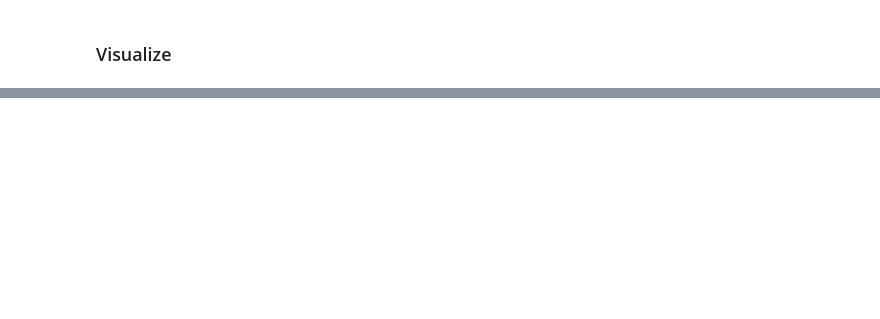
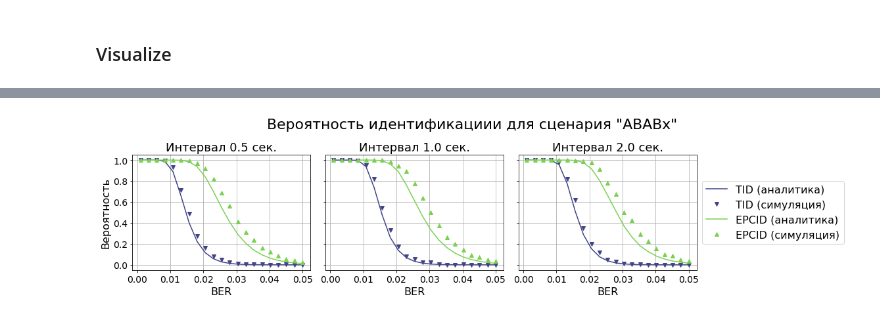
Before and after one commit to larioandr/thesis-rfidam, a Jupyter notebook: experiments/3. Simulations.ipynb, the cells around one changed output, grey strips where cells are left out. Cells and saved outputs as stored; diff of their text form; code cells hidden in the pictures; blank space fills up the shorter version.

```diff
--- a/experiments/3. Simulations.ipynb
+++ b/experiments/3. Simulations.ipynb
@@ -233,0 +301,4 @@ SyntaxError: invalid syntax (<ipython-input-15-e3baba24f3c1>, line 42)
+# %%
+plot_id_probs("ABABx", show_suptitle=True, save=True)
+# %% [output]
+[figure, added]
```
Also changed, not shown: parts of 18 cells of this notebook, 5 other files.
